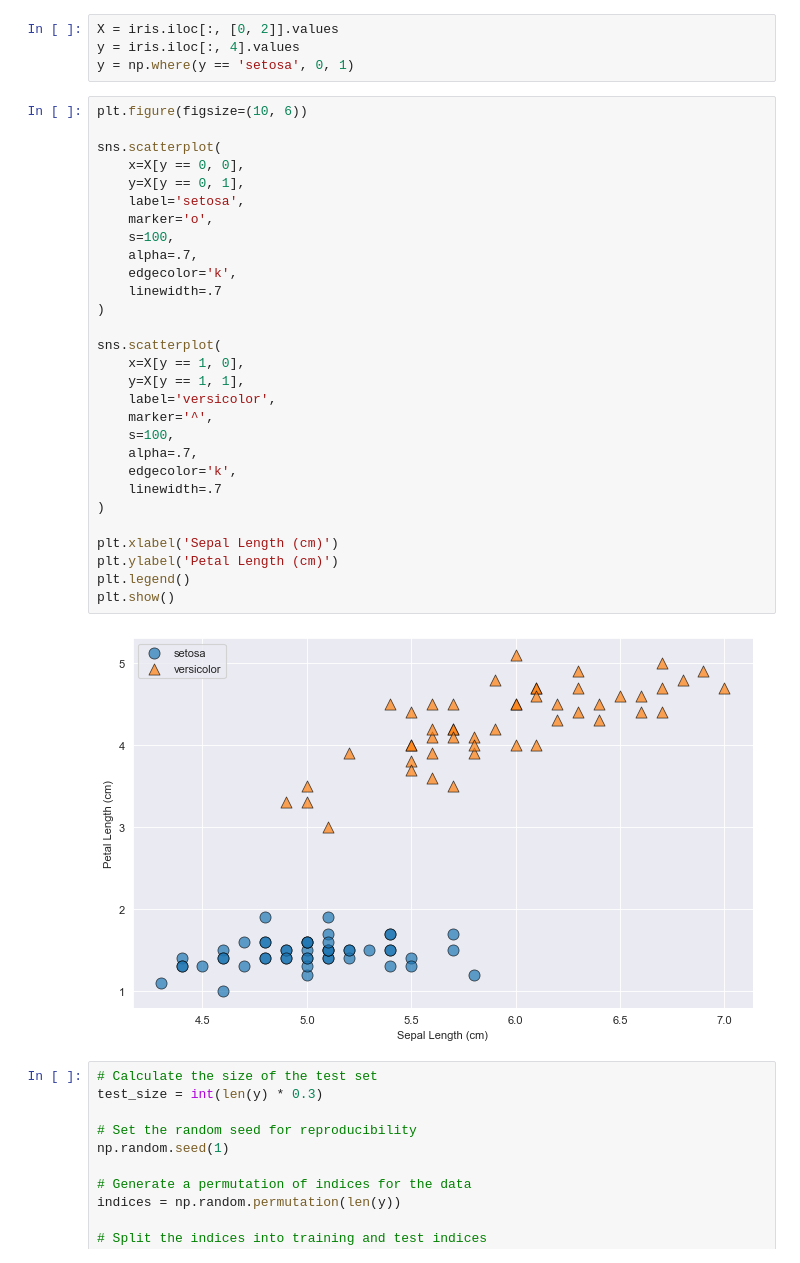
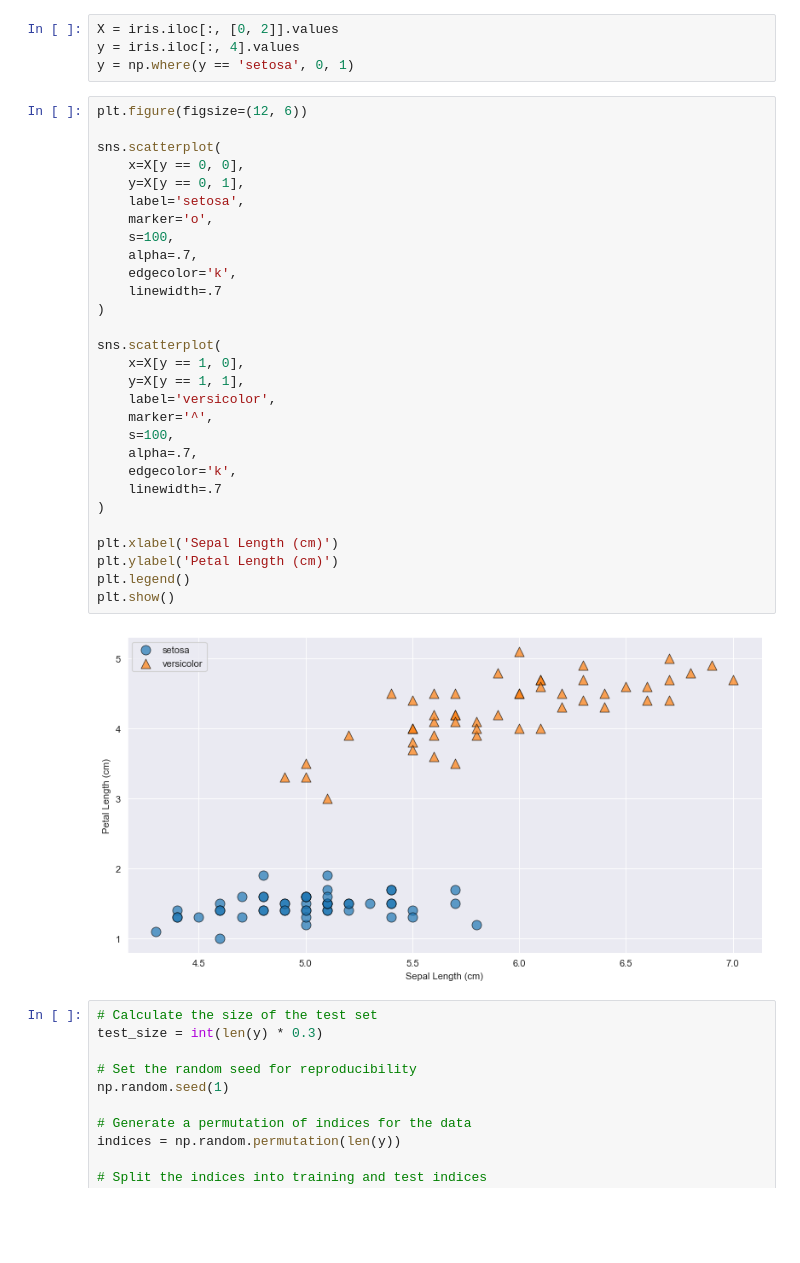
Before and after one commit to Computer-Society-Uniandes/Torombolo_Library, a Jupyter notebook: examples/perceptron/iris.ipynb, the cells around one changed output. Drawn from its saved outputs; the diff is of its cells as text; blank space fills up the shorter version.

```diff
--- a/examples/perceptron/iris.ipynb
+++ b/examples/perceptron/iris.ipynb
@@ -35,36 +35,36 @@ X = iris.iloc[:, [0, 2]].values
 y = iris.iloc[:, 4].values
 y = np.where(y == 'setosa', 0, 1)
 # %%
-plt.figure(figsize=(10, 6))
+plt.figure(figsize=(12, 6))
 
 sns.scatterplot(
     x=X[y == 0, 0],
     y=X[y == 0, 1],
     label='setosa',
     marker='o',
     s=100,
     alpha=.7,
     edgecolor='k',
     linewidth=.7
 )
 
 sns.scatterplot(
     x=X[y == 1, 0],
     y=X[y == 1, 1],
     label='versicolor',
     marker='^',
     s=100,
     alpha=.7,
     edgecolor='k',
     linewidth=.7
 )
 
 plt.xlabel('Sepal Length (cm)')
 plt.ylabel('Petal Length (cm)')
 plt.legend()
 plt.show()
 # %% [output]
-[figure, old version]
+[figure, new version]
 # %%
 # Calculate the size of the test set
 test_size = int(len(y) * 0.3)
```
Also changed, not shown: parts of 2 cells of this notebook.
